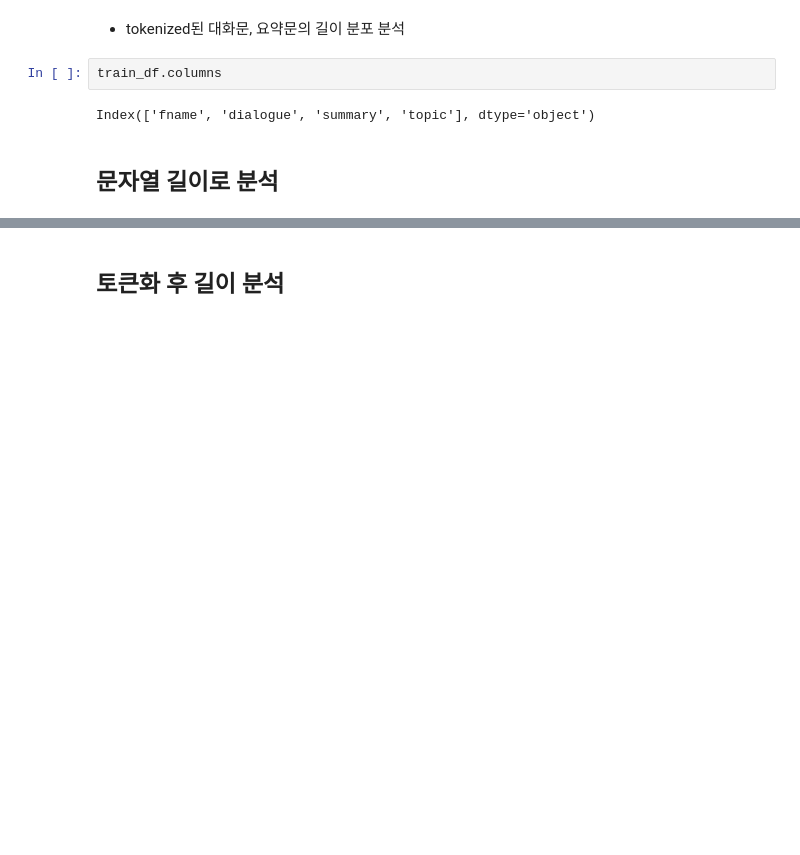
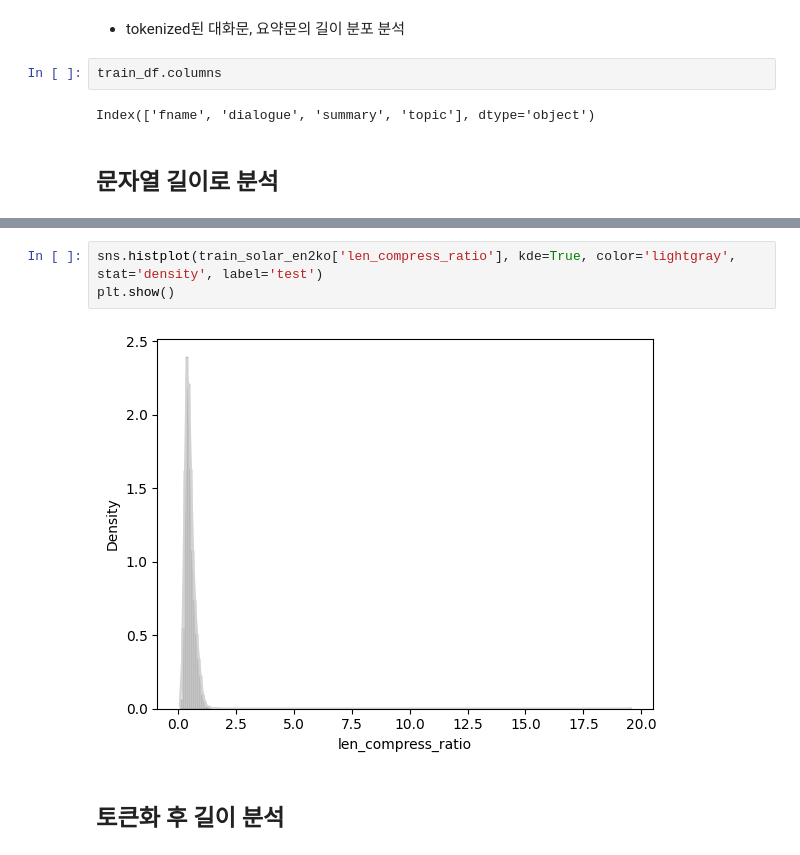
Before and after one commit to skier-song9/upstageailab-nlp-summarization-nlp_5-song, a Jupyter notebook: src/notebooks/00_EDA_length.ipynb, the cells around one changed output, grey strips where cells are left out. Drawn from its saved outputs; the diff is of its cells as text; blank space fills up the shorter version.

```diff
--- a/src/notebooks/00_EDA_length.ipynb
+++ b/src/notebooks/00_EDA_length.ipynb
@@ -100,3 +111,8 @@ plt.show()
+# %%
+sns.histplot(train_solar_en2ko['len_compress_ratio'], kde=True, color='lightgray', stat='density', label='test')
+plt.show()
+# %% [output]
+[figure, added]
 # %% [markdown]
 ## 토큰화 후 길이 분석
 # %%
```
Also changed, not shown: parts of 30 cells of this notebook, 6 other files.
